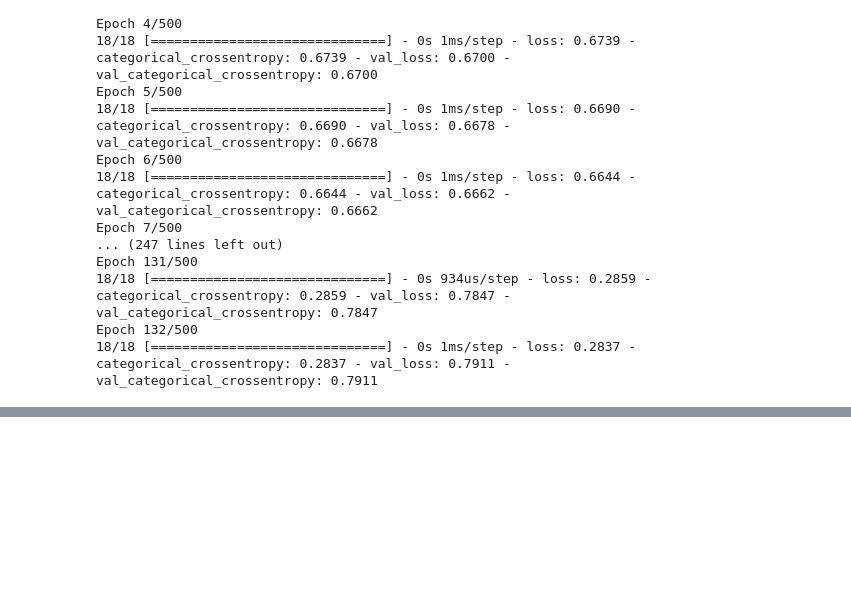
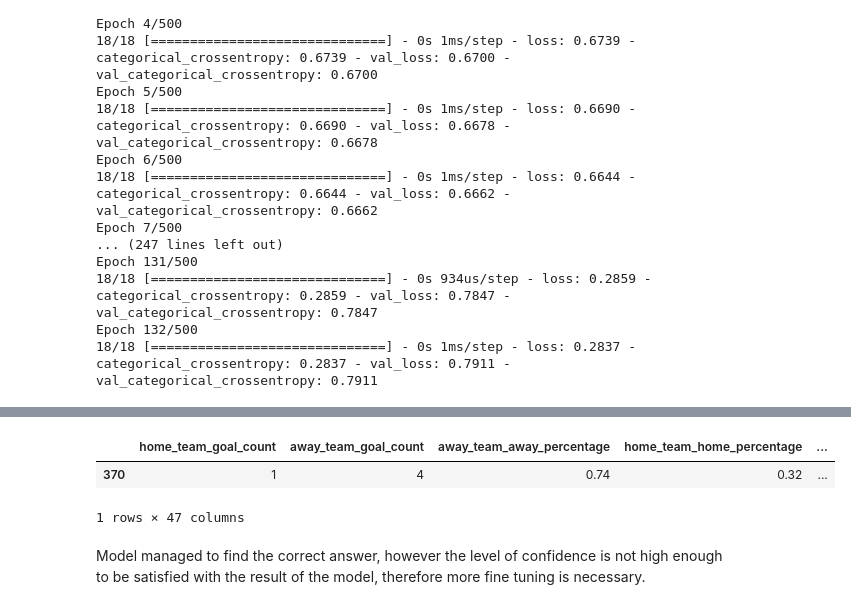
Before and after one commit to juleslockey03/PL_AI, a Jupyter notebook: DB_processing.ipynb, the cells around one changed output, grey strips where cells are left out. Drawn from its saved outputs; the diff is of its cells as text; code cells hidden in the pictures; blank space fills up the shorter version.

Commit message:
Completed first tests using the model, with the model predicting correctly, however level of confidence is too low

```diff
--- a/DB_processing.ipynb
+++ b/DB_processing.ipynb
@@ -344,0 +349,8 @@ ValueError: in user code:
+# %%
+match_data_pre[370:371]
+# %% [output]
+|  | home_team_goal_count | away_team_goal_count | away_team_away_percentage | home_team_home_percentage | ... |
+| 370 | 1 | 4 | 0.74 | 0.32 | ... |
+1 rows × 47 columns
+# %% [markdown]
+Model managed to find the correct answer, however the level of confidence is not high enough to be satisfied with the result of the model, therefore more fine tuning is necessary.
```
Also changed, not shown: parts of 7 cells of this notebook.
